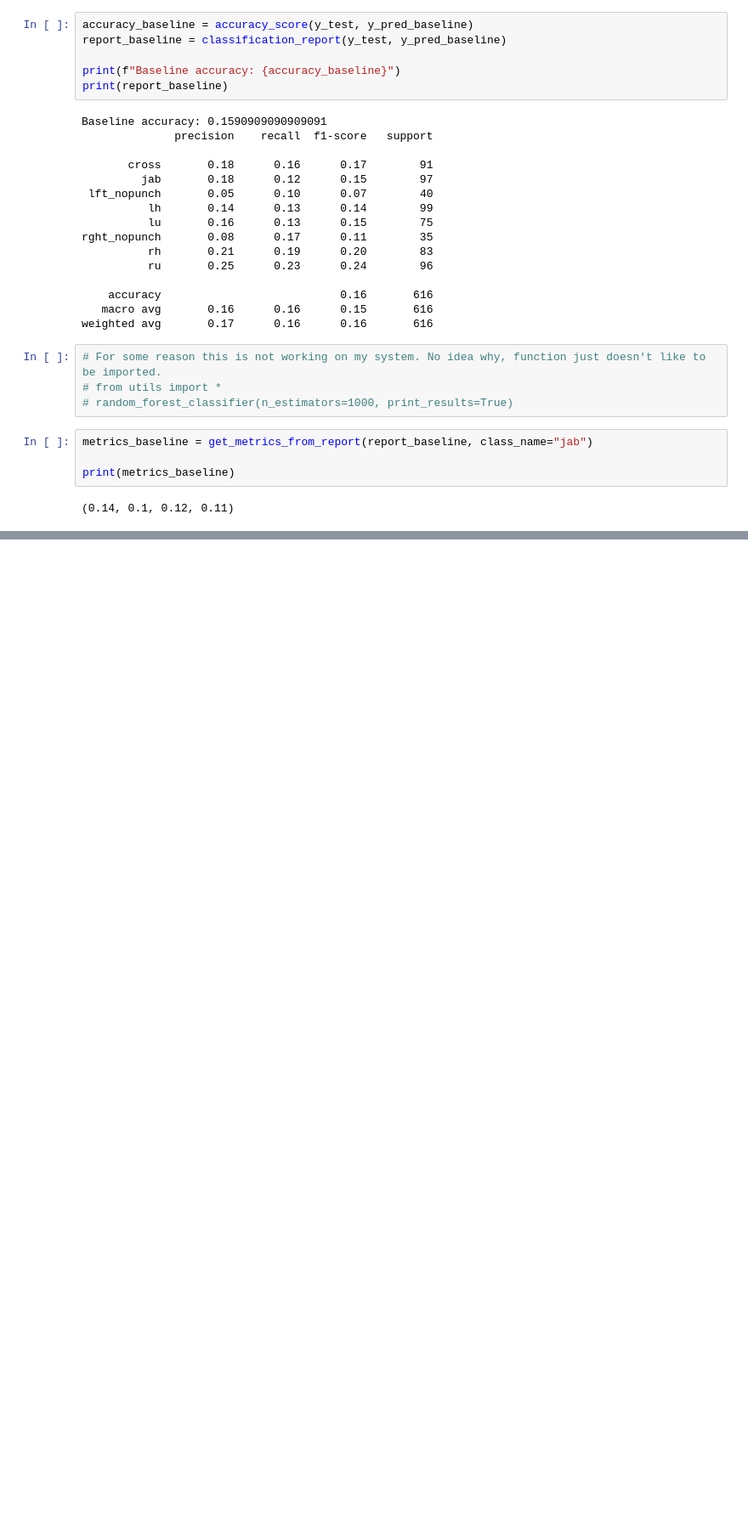
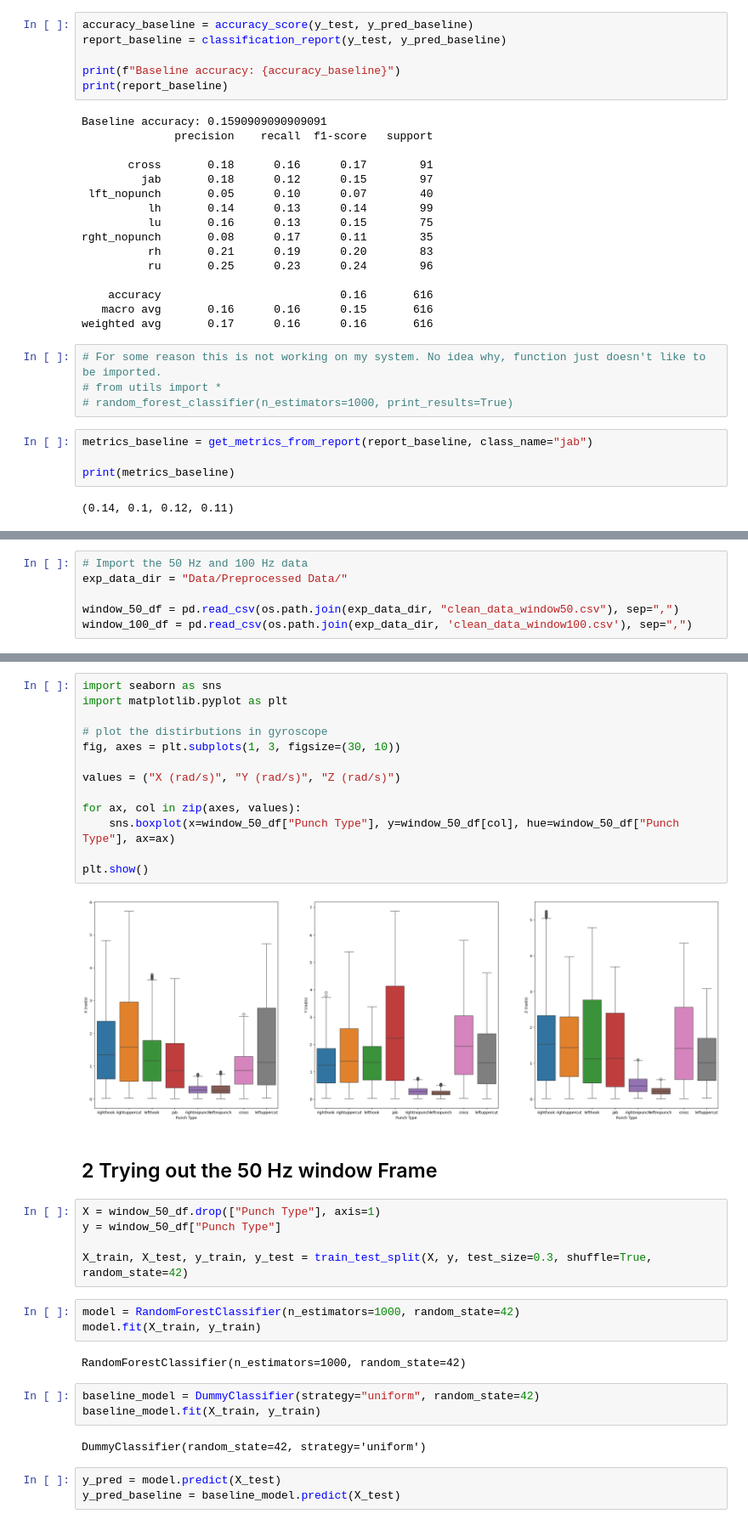
Before and after one commit to BruceLeo99/MLQS-VU-Project-Tyson, a Jupyter notebook: randomforestclassifier.ipynb, the cells around one changed output, grey strips where cells are left out. Shown at 85% size. Drawn from its saved outputs; the diff is of its cells as text; blank space fills up the shorter version.

Commit message:
build random forest model experimental data

```diff
--- a/randomforestclassifier.ipynb
+++ b/randomforestclassifier.ipynb
@@ -142,0 +149,6 @@ print(metrics_baseline)
+# %%
+# Import the 50 Hz and 100 Hz data
+exp_data_dir = "Data/Preprocessed Data/"
+
+window_50_df = pd.read_csv(os.path.join(exp_data_dir, "clean_data_window50.csv"), sep=",")
+window_100_df = pd.read_csv(os.path.join(exp_data_dir, 'clean_data_window100.csv'), sep=",")
@@ -142,0 +178,35 @@ print(metrics_baseline)
+# %%
+import seaborn as sns
+import matplotlib.pyplot as plt
+
+# plot the distirbutions in gyroscope
+fig, axes = plt.subplots(1, 3, figsize=(30, 10))
+
+values = ("X (rad/s)", "Y (rad/s)", "Z (rad/s)")
+
+for ax, col in zip(axes, values):
+    sns.boxplot(x=window_50_df["Punch Type"], y=window_50_df[col], hue=window_50_df["Punch Type"], ax=ax)
+
+plt.show()
+# %% [output]
+[figure, added]
+# %% [markdown]
+## 2 Trying out the 50 Hz window Frame
+# %%
+X = window_50_df.drop(["Punch Type"], axis=1)
+y = window_50_df["Punch Type"]
+
+X_train, X_test, y_train, y_test = train_test_split(X, y, test_size=0.3, shuffle=True, random_state=42)
+# %%
+model = RandomForestClassifier(n_estimators=1000, random_state=42)
+model.fit(X_train, y_train)
+# %% [output]
+RandomForestClassifier(n_estimators=1000, random_state=42)
+# %%
+baseline_model = DummyClassifier(strategy="uniform", random_state=42)
+baseline_model.fit(X_train, y_train)
+# %% [output]
+DummyClassifier(random_state=42, strategy='uniform')
+# %%
+y_pred = model.predict(X_test)
+y_pred_baseline = baseline_model.predict(X_test)
```
Also changed, not shown: parts of 11 cells of this notebook.
